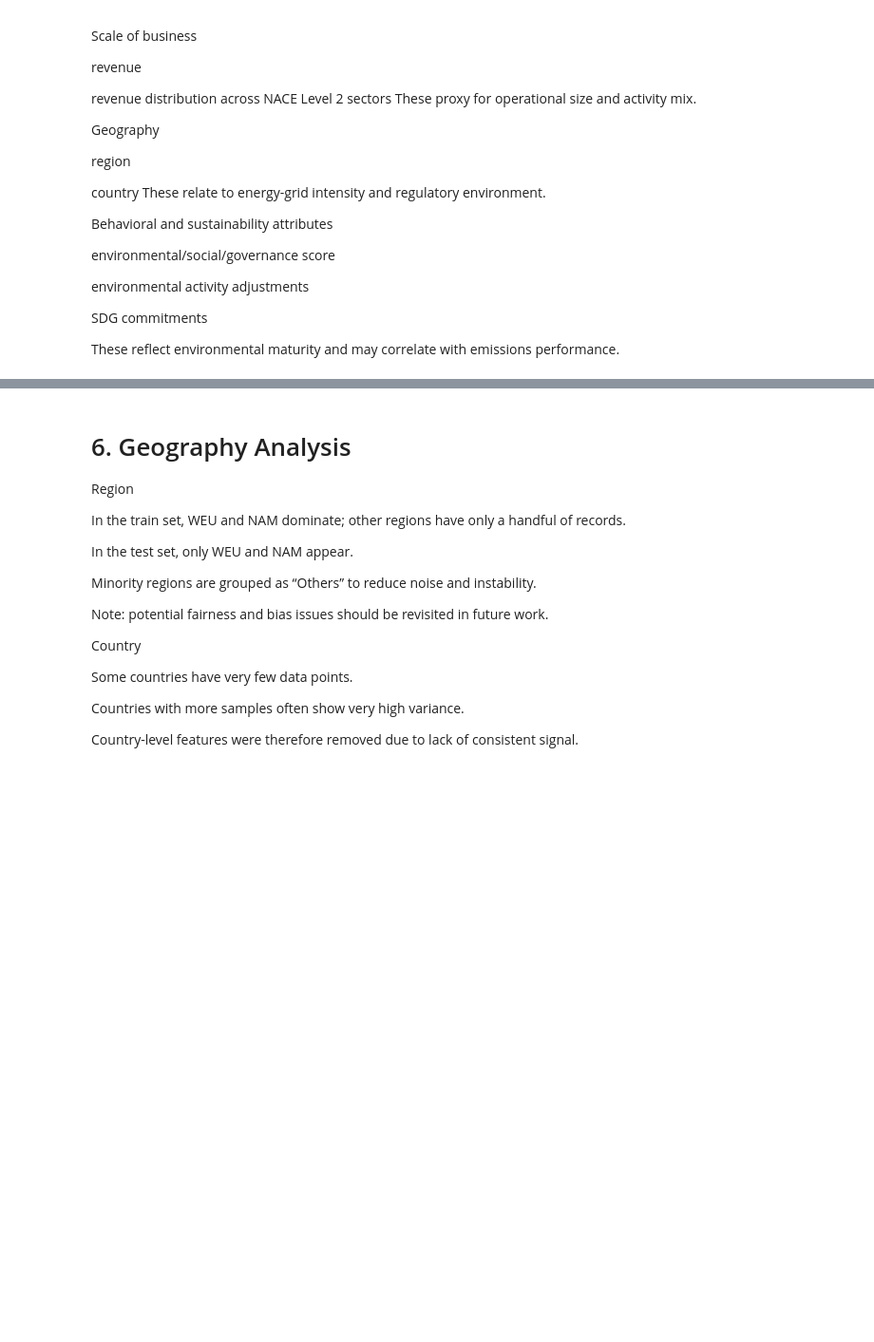
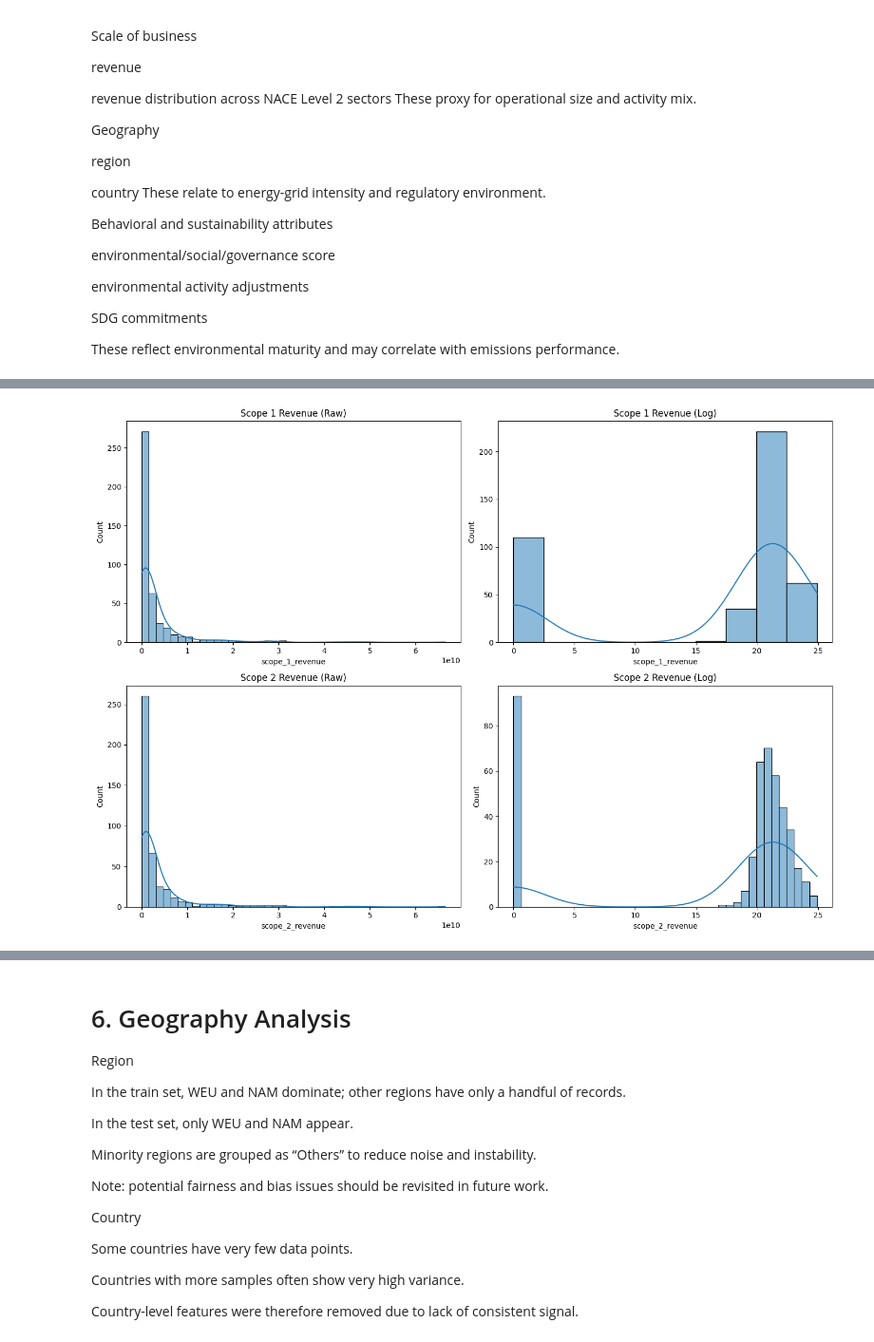
Before and after one commit to changju784/fitch-codeathon2025-team5, a Jupyter notebook: final.ipynb, the cells around one changed output, grey strips where cells are left out. Shown: that part at 95% size. Saved outputs shown, nothing was run; the diff lists cells and outputs as text; code cells hidden in the pictures; blank space fills up the shorter version.

Commit message:
Feature analysis

```diff
--- a/final.ipynb
+++ b/final.ipynb
@@ -216,0 +242,97 @@ Conclusion: Use sector-partitioned revenue as target-specific predictive feature
+# %%
+# Hypothesis 2: Sector Analysis
+
+# Load sector data and classification
+sector_df = pd.read_csv('data/revenue_distribution_by_sector.csv')
+classification_df = pd.read_csv('data/sector_emission_scope_classification.csv')
+
+# Merge classification
+sector_df = pd.merge(sector_df, classification_df, on='nace_level_2_name', how='left')
+
+# Fill missing classifications (if any) with False/True default (Scope 2 is universal)
+sector_df['affects_scope_1'] = sector_df['affects_scope_1'].fillna(False)
+sector_df['affects_scope_2'] = sector_df['affects_scope_2'].fillna(True)
+
+# Create summary table
+sector_summary = sector_df.groupby(['nace_level_1_code', 'nace_level_1_name', 'nace_level_2_name'])[['affects_scope_1', 'affects_scope_2']].first().reset_index()
+sector_summary['company_count'] = sector_df.groupby(['nace_level_1_code', 'nace_level_1_name', 'nace_level_2_name']).size().values
+
+# Display table
+from IPython.display import display
+display(sector_summary)
+
+# Calculate Scope 1 / Scope 2 Revenue
+merged_df = pd.merge(sector_df, df[['entity_id', 'revenue']], on='entity_id', how='inner')
+
+# Calculate weighted revenue for each scope
+# Note: A sector can contribute to BOTH Scope 1 and Scope 2
+merged_df['scope_1_revenue_part'] = merged_df['revenue'] * merged_df['revenue_pct'] * merged_df['affects_scope_1'].astype(int)
+merged_df['scope_2_revenue_part'] = merged_df['revenue'] * merged_df['revenue_pct'] * merged_df['affects_scope_2'].astype(int)
+
+# Aggregate by entity
+entity_revenue_split = merged_df.groupby('entity_id')[['scope_1_revenue_part', 'scope_2_revenue_part']].sum().reset_index()
+entity_revenue_split.rename(columns={'scope_1_revenue_part': 'scope_1_revenue', 'scope_2_revenue_part': 'scope_2_revenue'}, inplace=True)
+
+final_df = pd.merge(df, entity_revenue_split, on='entity_id', how='left').fillna(0)
+
+# 1. Plot Scope 1 / Scope 2 Revenue Distributions
+fig, axes = plt.subplots(2, 2, figsize=(14, 10))
+
+sns.histplot(final_df['scope_1_revenue'], kde=True, ax=axes[0, 0])
+axes[0, 0].set_title('Scope 1 Revenue (Raw)')
+
+sns.histplot(np.log1p(final_df['scope_1_revenue']), kde=True, ax=axes[0, 1])
+axes[0, 1].set_title('Scope 1 Revenue (Log)')
+
+sns.histplot(final_df['scope_2_revenue'], kde=True, ax=axes[1, 0])
+axes[1, 0].set_title('Scope 2 Revenue (Raw)')
+
+sns.histplot(np.log1p(final_df['scope_2_revenue']), kde=True, ax=axes[1, 1])
+axes[1, 1].set_title('Scope 2 Revenue (Log)')
+
+plt.tight_layout()
+plt.show()
+
+# 2. Calculate Log Correlations (Filtered for non-zero revenue)
+final_df['log_scope_1_revenue'] = np.log1p(final_df['scope_1_revenue'])
+final_df['log_scope_2_revenue'] = np.log1p(final_df['scope_2_revenue'])
+final_df['log_target_scope_1'] = np.log1p(final_df['target_scope_1'])
+final_df['log_target_scope_2'] = np.log1p(final_df['target_scope_2'])
+
+# Filter for non-zero scope 1 revenue
+df_s1 = final_df[final_df['scope_1_revenue'] > 0]
+corr_s1 = df_s1['log_scope_1_revenue'].corr(df_s1['log_target_scope_1'])
+
+# Filter for non-zero scope 2 revenue
+df_s2 = final_df[final_df['scope_2_revenue'] > 0]
+corr_s2 = df_s2['log_scope_2_revenue'].corr(df_s2['log_target_scope_2'])
+
+print(f"Correlation (Filtered > 0): Log(Scope 1 Revenue) vs Log(Scope 1 Emissions): {corr_s1:.4f}")
+print(f"Correlation (Filtered > 0): Log(Scope 2 Revenue) vs Log(Scope 2 Emissions): {corr_s2:.4f}")
+
+# 3. Report Company Counts
+has_s1 = (final_df['scope_1_revenue'] > 0).sum()
+has_s2 = (final_df['scope_2_revenue'] > 0).sum()
+has_both = ((final_df['scope_1_revenue'] > 0) & (final_df['scope_2_revenue'] > 0)).sum()
+has_neither = ((final_df['scope_1_revenue'] == 0) & (final_df['scope_2_revenue'] == 0)).sum()
+
+print(f"Companies with Scope 1 Revenue: {has_s1}")
+print(f"Companies with Scope 2 Revenue: {has_s2}")
+print(f"Companies with Both: {has_both}")
+print(f"Companies with NO material sector revenue (Both False): {has_neither}")
+
+# 4. Box Plots for Materiality Groups
+final_df['materiality_group'] = 'Any Material'
+final_df.loc[(final_df['scope_1_revenue'] == 0) & (final_df['scope_2_revenue'] == 0), 'materiality_group'] = 'None'
+
+fig, axes = plt.subplots(1, 2, figsize=(14, 6))
+
+sns.boxplot(x='materiality_group', y='log_target_scope_1', data=final_df, ax=axes[0])
+axes[0].set_title('Log(Scope 1 Emissions) by Materiality')
+
+sns.boxplot(x='materiality_group', y='log_target_scope_2', data=final_df, ax=axes[1])
+axes[1].set_title('Log(Scope 2 Emissions) by Materiality')
+
+plt.tight_layout()
+plt.show()
+# %% [output]
@@ -216,0 +352 @@ Conclusion: Use sector-partitioned revenue as target-specific predictive feature
+[figure, added]
```
Also changed, not shown: parts of 27 cells of this notebook, 5 other files.
